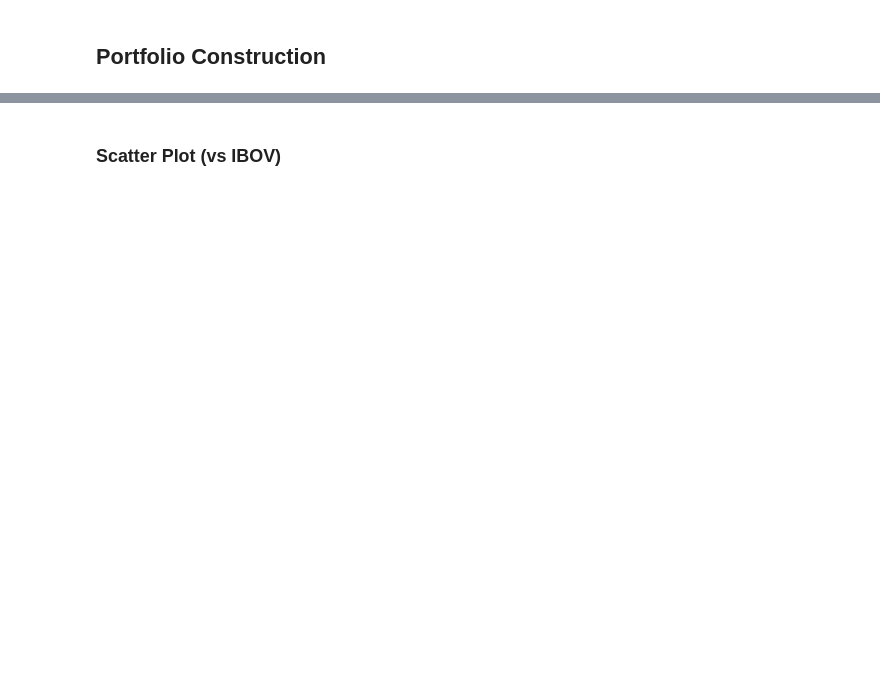
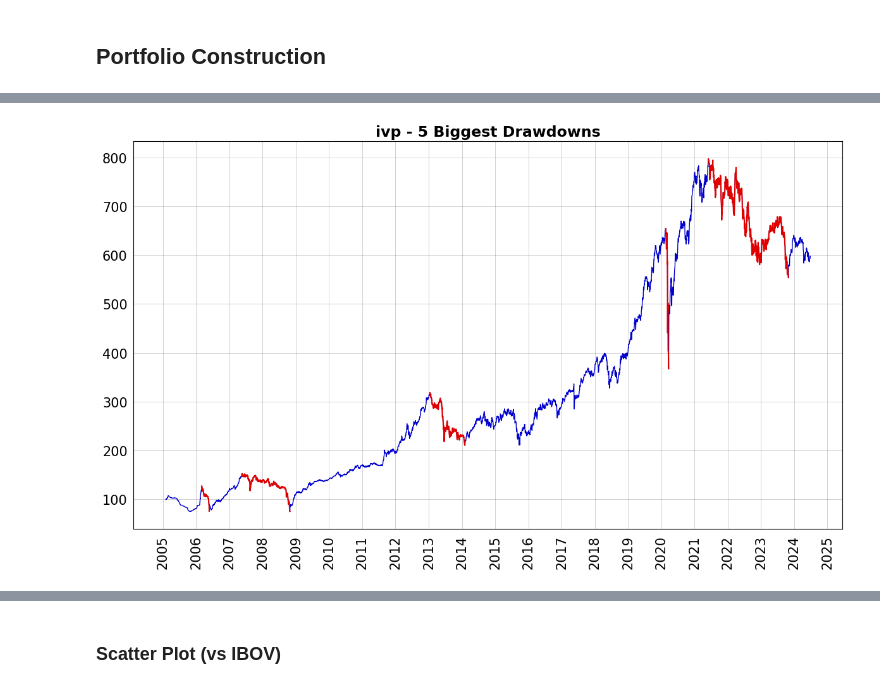
Before and after one commit to sambacode/asset_allocation, a Jupyter notebook: project.ipynb, the cells around one changed output, grey strips where cells are left out. Cells and saved outputs as stored; diff of their text form; code cells hidden in the pictures; blank space fills up the shorter version.

```diff
--- a/project.ipynb
+++ b/project.ipynb
@@ -152,0 +465,5 @@ plt.show()
+# %%
+perf_trackers = Performance(df_backtest.loc[df_backtest.ivp.dropna().index[0]:])
+df_performance = perf_trackers.table.T.copy()
+df_performance.index.name = "Tracker"
+df_performance.sort_values("Sharpe", ascending=False)
@@ -152,0 +489,4 @@ plt.show()
+# %%
+perf_trackers.plot_drawdowns("ivp", show_chart=True)
+# %% [output]
+[figure, added]
```
Also changed, not shown: parts of 14 cells of this notebook.
